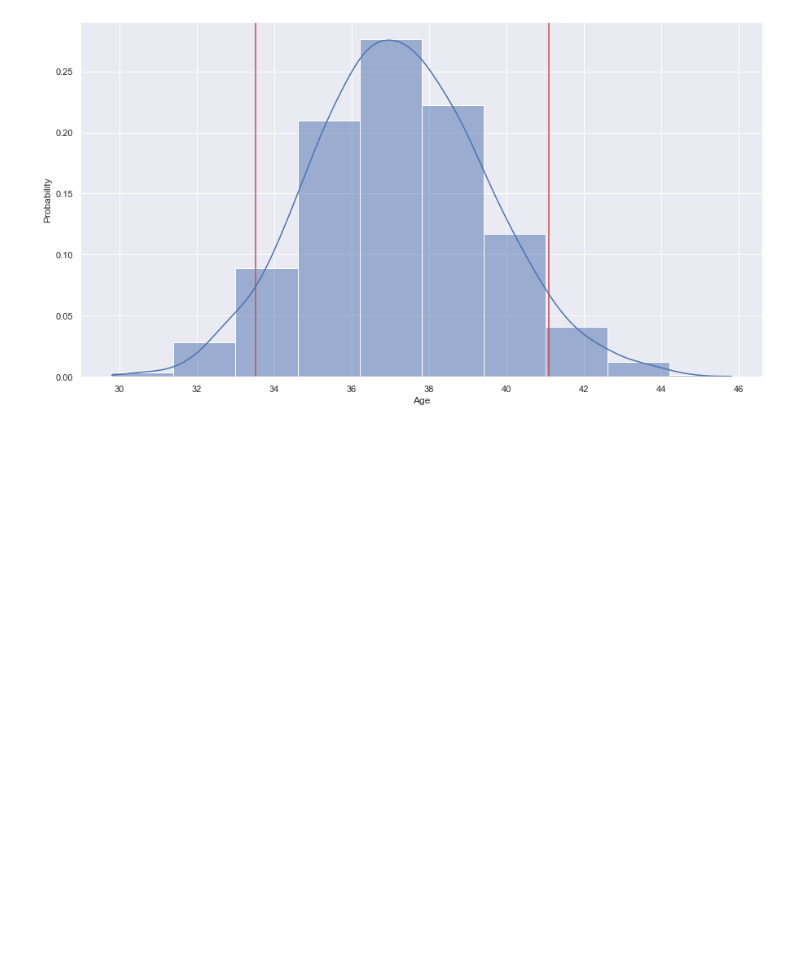
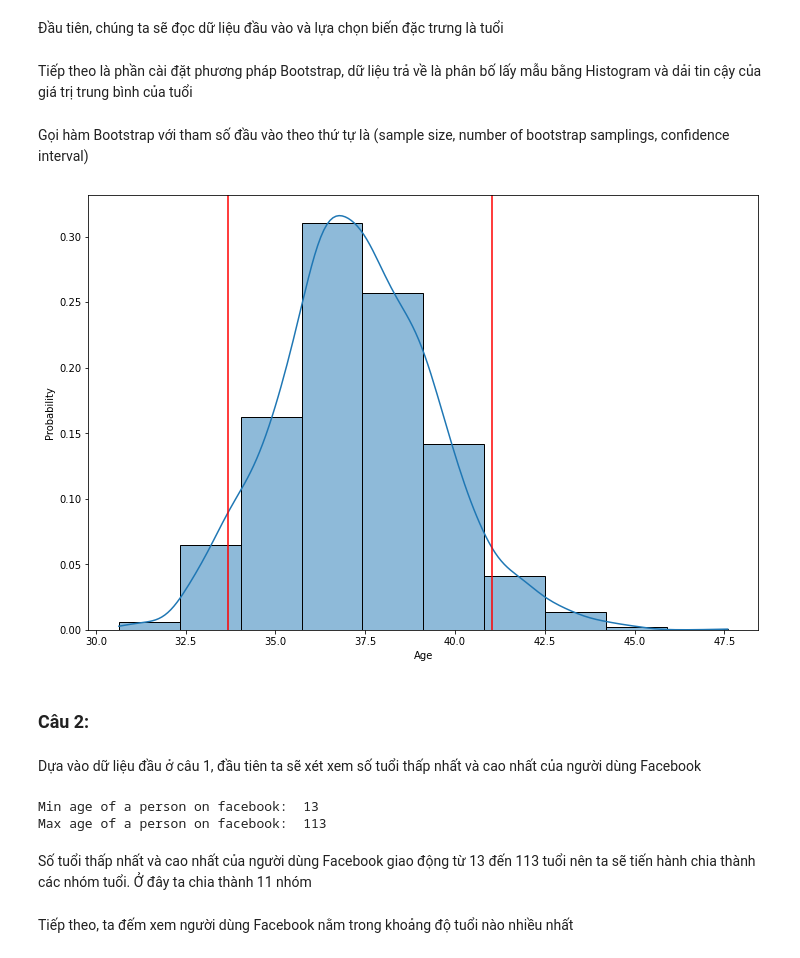
Before and after one commit to hunine/dut-data-science-midterm, a Jupyter notebook: main.ipynb, the cells around one changed output. Cells and saved outputs as stored; diff of their text form; code cells hidden in the pictures; blank space fills up the shorter version.

```diff
--- a/main.ipynb
+++ b/main.ipynb
@@ -4,4 +10,6 @@ import pandas as pd
 import seaborn as sns
 import matplotlib.pyplot as plt
 import random
+# %% [markdown]
+Đầu tiên, chúng ta sẽ đọc dữ liệu đầu vào và lựa chọn biến đặc trưng là tuổi
 # %%
@@ -10,6 +18,8 @@ data = pd.read_csv('pseudo_facebook.csv')
 
 # Choose age column from dataset
 data_age_column = data.age
+# %% [markdown]
+Tiếp theo là phần cài đặt phương pháp Bootstrap, dữ liệu trả về  là phân bố lấy mẫu bằng Histogram và dải tin cậy của giá trị trung bình của tuổi
 # %%
 # n is sample size
 # M is number of bootstrap samplings
@@ -18,8 +28,8 @@ def bootstrap(n, M, x):
     mean = []
     sample = []
 
-    for i in range(n):
-        random_sample = random.sample(data_age_column.tolist(), M)
+    for i in range(M):
+        random_sample = random.sample(data_age_column.tolist(), n)
         mean.append(np.mean(random_sample))
         sample.append(random_sample)
 
@@ -27,15 +37,30 @@ def bootstrap(n, M, x):
     # x = 100 * (1 - 2 * alpha)
     alpha = (100 - x) / 200
     mean.sort()
-    lower_bound = mean[int(n * alpha)]
-    upper_bound = mean[int(n * (1 - alpha))]
+    lower_bound = mean[int(M * alpha)]
+    upper_bound = mean[int(M * (1 - alpha))]
 
+    plt.figure(figsize=(12, 8))
     fig = sns.histplot(mean, kde=True, bins=10, stat="probability")
     fig.set_xlabel('Age')
     plt.axvline(lower_bound, color='r')
     plt.axvline(upper_bound, color='r')
     plt.show()
+# %% [markdown]
+Gọi hàm Bootstrap với tham số đầu vào theo thứ tự là (sample size, number of bootstrap samplings, confidence interval)
 # %%
-bootstrap(3000, 100, 90)
+bootstrap(100, 3000, 90)
 # %% [output]
-[figure, old version]
+[figure, new version]
+# %% [markdown]
+### Câu 2:
+# %% [markdown]
+Dựa vào dữ liệu đầu ở câu 1, đầu tiên ta sẽ xét xem số tuổi thấp nhất và cao nhất của người dùng Facebook
+# %%
+print('Min age of a person on facebook: ', data['age'].min())
+print('Max age of a person on facebook: ', data['age'].max())
+# %% [output]
+Min age of a person on facebook:  13
+Max age of a person on facebook:  113
+# %% [markdown]
+Số tuổi thấp nhất và cao nhất của người dùng Facebook giao động từ 13 đến 113 tuổi nên ta sẽ tiến hành chia thành các nhóm tuổi. Ở đây ta chia thành 11 nhóm
@@ -41,0 +71,2 @@ bootstrap(3000, 100, 90)
+# %% [markdown]
+Tiếp theo, ta đếm xem người dùng Facebook nằm trong khoảng độ tuổi nào nhiều nhất
```
Also changed, not shown: parts of 21 cells of this notebook.
